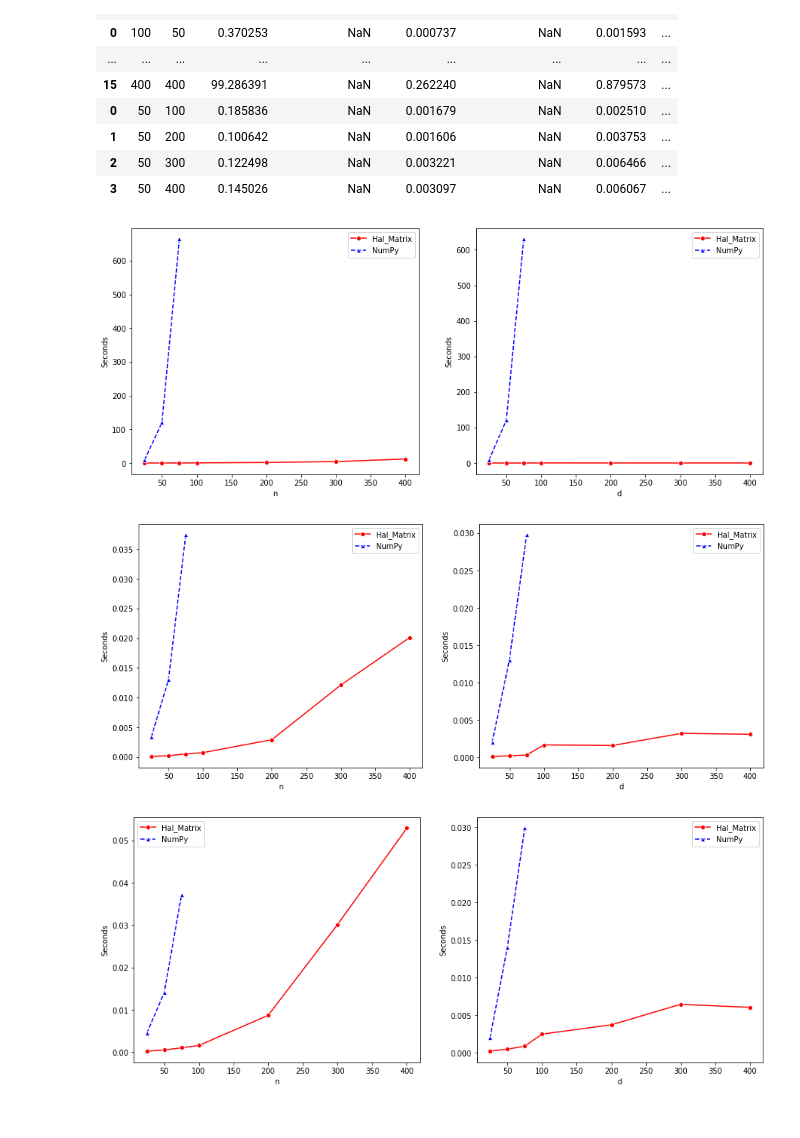
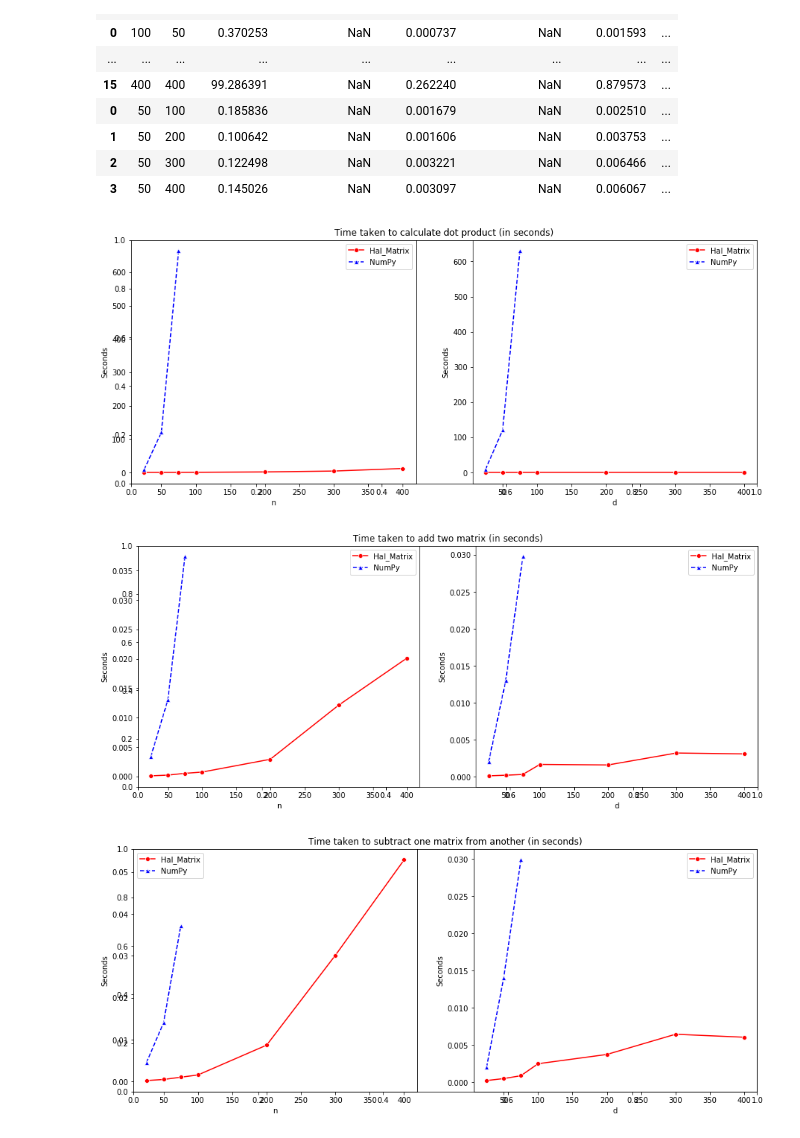
Before and after one commit to rishitoshsingh/hal-matrix, a Jupyter notebook: analysis.ipynb, the cells around one changed output. Drawn from its saved outputs; the diff is of its cells as text; code cells hidden in the pictures.

Commit message:
added graphs

```diff
--- a/analysis.ipynb
+++ b/analysis.ipynb
@@ -28,6 +28,7 @@ df
 | 3 | 50 | 400 | 0.145026 | NaN | 0.003097 | NaN | 0.006067 | ... |
 # %%
 fig = plt.figure(figsize=(15,6))
+plt.title('Time taken to calculate dot product (in seconds)')
 ax1=fig.add_subplot(121)
 sns.lineplot(data=df.query("d == '50'"), x='n', y='dot_hal_time', color='red', marker='o')
 sns.lineplot(data=df.query("d == '50'"), x='n', y='dot_numpy_time', color='blue', marker='^')
@@ -42,30 +43,32 @@ ax2.lines[1].set_linestyle("--")
 ax2.legend(['Hal_Matrix','NumPy'])
 ax2.set_ylabel('Seconds')
 ax2.set_xlabel('d')
-plt.show()
+plt.savefig('graphs/dot.png', bbox_inches='tight')
 # %% [output]
-[figure, old version]
+[figure, new version]
 # %%
 fig = plt.figure(figsize=(15,6))
+plt.title('Time taken to add two matrix (in seconds)')
 ax1=fig.add_subplot(121)
 sns.lineplot(data=df.query("d == '50'"), x='n', y='add_hal_time', color='red', marker='o')
 sns.lineplot(data=df.query("d == '50'"), x='n', y='add_numpy_time', color='blue', marker='^')
 ax1.lines[1].set_linestyle("--")
 ax1.legend(['Hal_Matrix','NumPy'])
 ax1.set_ylabel('Seconds')
 ax1.set_xlabel('n')
 ax2=fig.add_subplot(122)
 sns.lineplot(data=df.query("n == '50'"), x='d', y='add_hal_time', color='red', marker='o')
 sns.lineplot(data=df.query("n == '50'"), x='d', y='add_numpy_time', color='blue', marker='^')
 ax2.lines[1].set_linestyle("--")
 ax2.legend(['Hal_Matrix','NumPy'])
 ax2.set_ylabel('Seconds')
 ax2.set_xlabel('d')
-plt.show()
+plt.savefig('graphs/add.png', bbox_inches='tight')
 # %% [output]
-[figure, old version]
+[figure, new version]
 # %%
 fig = plt.figure(figsize=(15,6))
+plt.title('Time taken to subtract one matrix from another (in seconds)')
 ax1=fig.add_subplot(121)
 sns.lineplot(data=df.query("d == '50'"), x='n', y='sub_hal_time', color='red', marker='o')
 sns.lineplot(data=df.query("d == '50'"), x='n', y='sub_numpy_time', color='blue', marker='^')
@@ -80,8 +83,8 @@ ax2.lines[1].set_linestyle("--")
 ax2.legend(['Hal_Matrix','NumPy'])
 ax2.set_ylabel('Seconds')
 ax2.set_xlabel('d')
-plt.show()
+plt.savefig('graphs/sub.png', bbox_inches='tight')
 # %% [output]
-[figure, old version]
+[figure, new version]
 # %%
 fig = plt.figure(figsize=(15,6))
```
Also changed, not shown: parts of 1 cell of this notebook, 5 other files.
